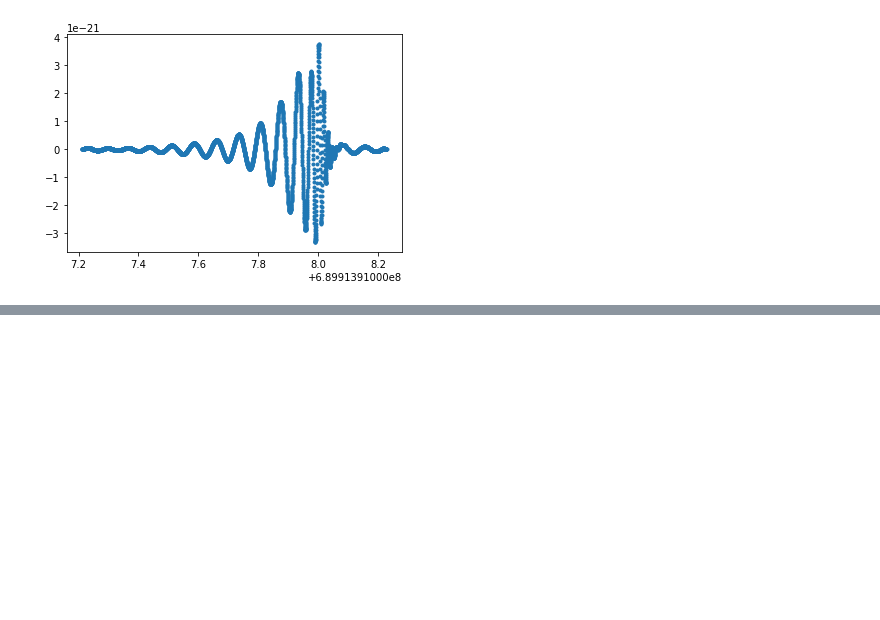
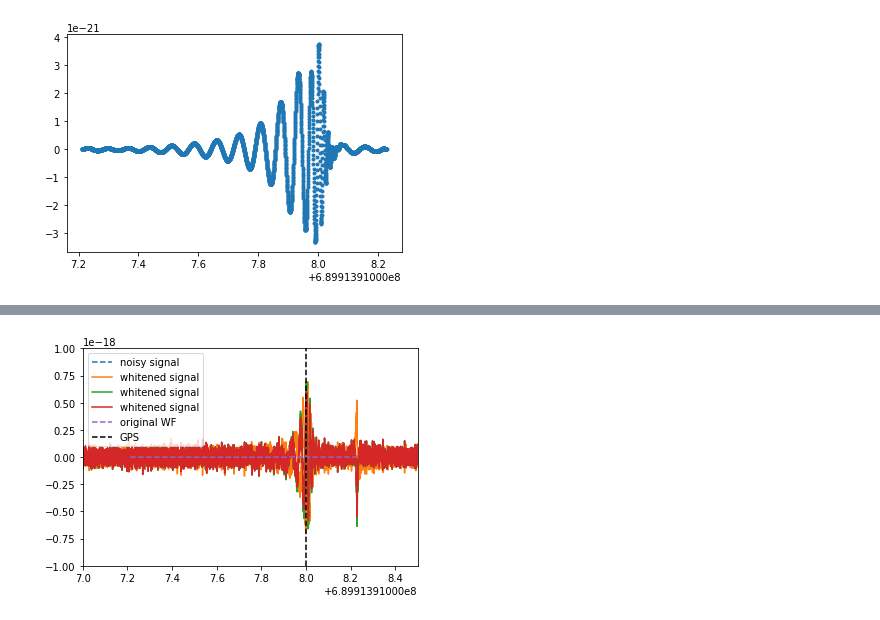
Before and after one commit to srashtig/lensid-15jul-2022, a Jupyter notebook: review/whitening_investigations.ipynb, the cells around one changed output, grey strips where cells are left out. Drawn from its saved outputs; the diff is of its cells as text; code cells hidden in the pictures; blank space fills up the shorter version.

```diff
--- a/review/whitening_investigations.ipynb
+++ b/review/whitening_investigations.ipynb
@@ -27,7 +27,7 @@ pylab.show()
 # %% [output]
 [figure]
 # %%
-flow = 15
+flow = 0
 #delta_f = 1.0 / 16
 #flen = int(2048 / delta_f) + 1
 #psd_H = pycbc.psd.aLIGOZeroDetHighPower(flen, delta_f, flow)
@@ -106,14 +112,16 @@ hf1_whitened = (noise_signal.to_frequencyseries(delta_f=delta_f) / psd_H**0.5).t
 # %%
 pylab.plot(noise_signal.sample_times,noise_signal.data,'--',label='noisy signal')
 pylab.plot(h_whitened.sample_times,h_whitened.data,'-', label='whitened signal')
 pylab.plot(hf1_whitened.sample_times,hf1_whitened.data,'-', label='whitened signal')
 pylab.plot(noise_signal_whitened.sample_times,noise_signal_whitened.data,'-', label='whitened signal')
 
 pylab.plot(signal.sample_times,signal.data,'--',label='original WF')
 pylab.axvline(t_gps,ls='dashed', color='k',label='GPS')
 pylab.xlim(t_gps-1,t_gps+0.5)
-#pylab.ylim(-1E-18,1E-18)
+pylab.ylim(-1E-18,1E-18)
 pylab.legend()
 pylab.show()
+# %% [output]
+[figure, added]
 # %%
 max_power=qt.plot_qt_from_ts(noise_signal, t_gps, (3,30) , outfname='',save=False)
```
Also changed, not shown: parts of 8 cells of this notebook, 13 other files.
